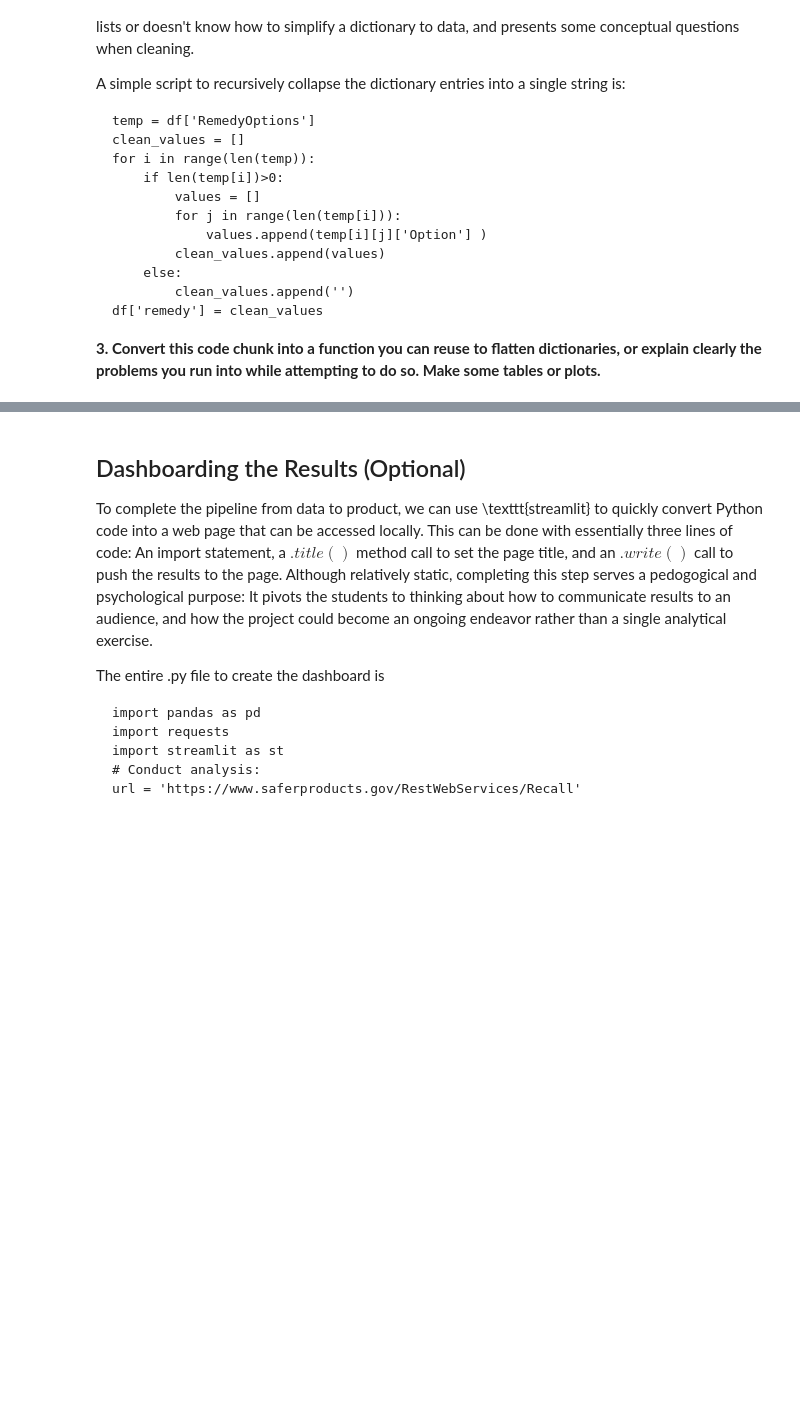
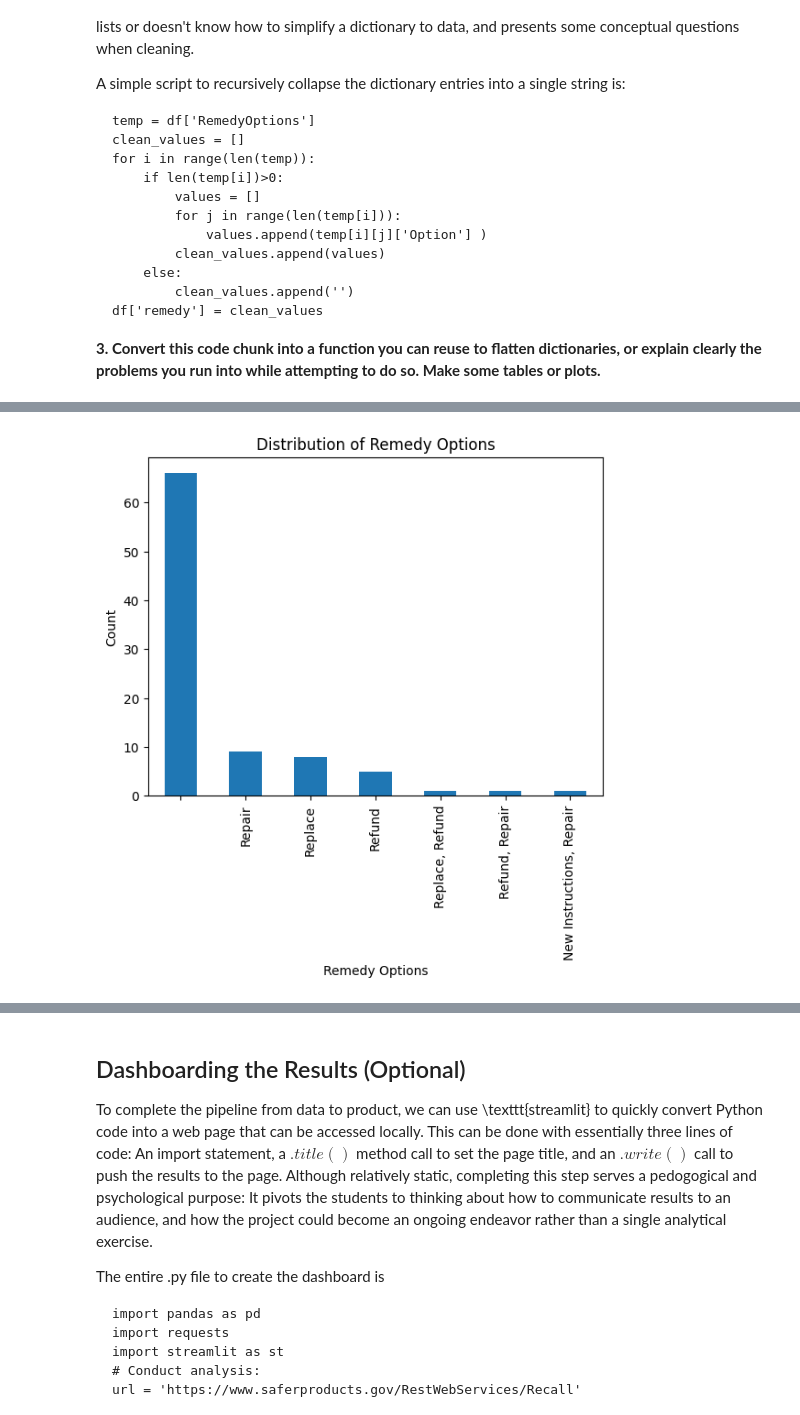
Before and after one commit to alyshaakhtar/DS3001-labs, a Jupyter notebook: 01_api_calls/assignment_notebook.ipynb, the cells around one changed output, grey strips where cells are left out. Drawn from its saved outputs; the diff is of its cells as text; code cells hidden in the pictures; blank space fills up the shorter version.

```diff
--- a/01_api_calls/assignment_notebook.ipynb
+++ b/01_api_calls/assignment_notebook.ipynb
@@ -164,0 +203,9 @@ A simple script to recursively collapse the dictionary entries into a single str
+# %%
+import urllib.request
+import json
+url = 'https://www.saferproducts.gov/RestWebServices/' # Location of the API
+query = 'Recall?format=json&ProductType=Exercise' # The query
+response = urllib.request.urlopen(url+query)
+response_bytes = response.read()
+data = json.loads(response_bytes) # Convert response to json
+response.close()
@@ -164,0 +226,2 @@ A simple script to recursively collapse the dictionary entries into a single str
+# %%
+df = pd.DataFrame.from_dict(data)
@@ -164,0 +241,5 @@ A simple script to recursively collapse the dictionary entries into a single str
+# %%
+df = flatten_dictionary(df, 'RemedyOptions', 'UpdatedRemedy', 'Option')
+# %%
+remedy_counts = df['UpdatedRemedy'].value_counts()
+print(remedy_counts)
@@ -164,0 +256,10 @@ A simple script to recursively collapse the dictionary entries into a single str
+# %%
+import matplotlib.pyplot as plt
+
+remedy_counts.plot(kind = 'bar')
+plt.title('Distribution of Remedy Options')
+plt.xlabel('Remedy Options')
+plt.ylabel('Count')
+plt.show()
+# %% [output]
+[figure, added]
```
Also changed, not shown: parts of 10 cells of this notebook.
